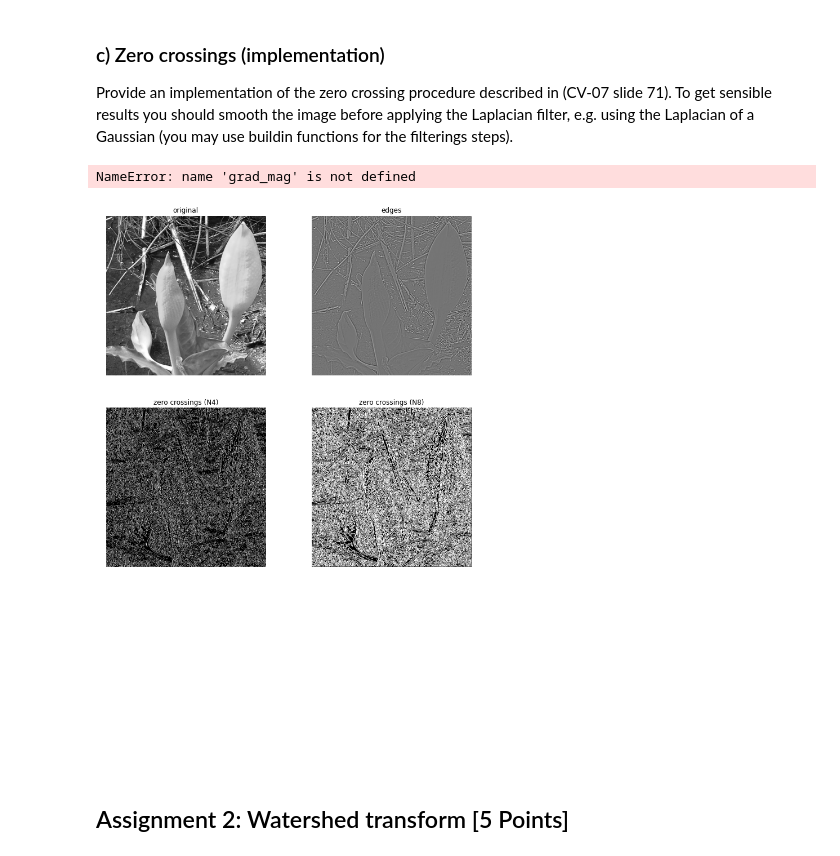
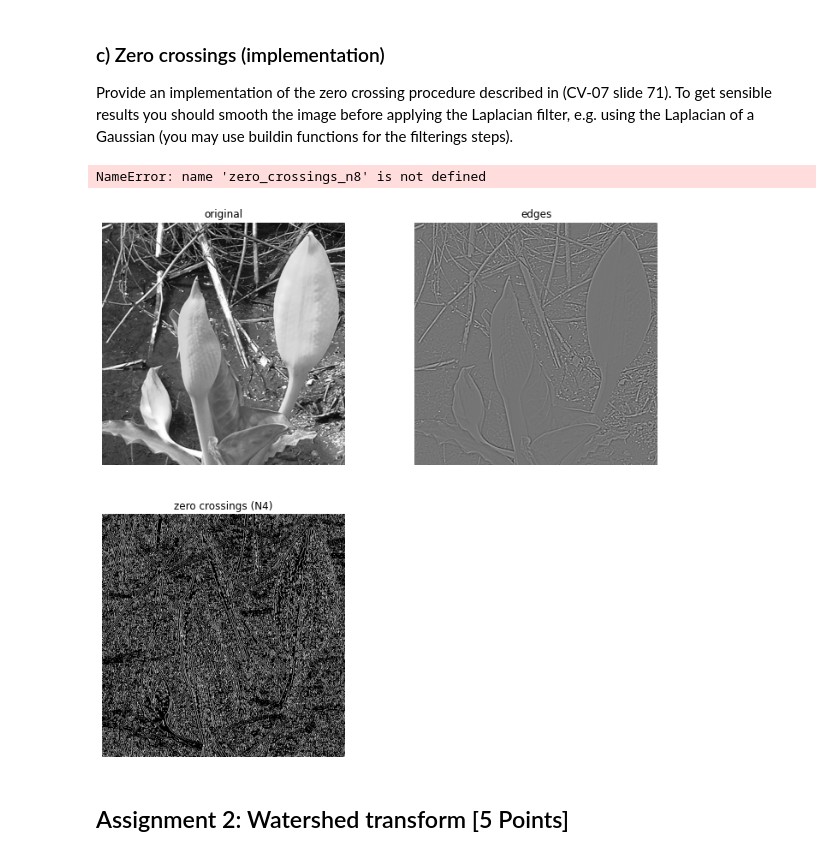
Before and after one commit to jebape/cv3_2021, a Jupyter notebook: Sheet 05/sheet05.ipynb, the cells around one changed output. Cells and saved outputs as stored; diff of their text form; code cells hidden in the pictures.

```diff
--- a/Sheet 05/sheet05.ipynb
+++ b/Sheet 05/sheet05.ipynb
@@ -61,8 +61,8 @@ def zero_crossing_4(img):
     shift = np.zeros(img.shape)
     M, N = img.shape
     # Shift
-    for i in range(M-1):
-        for j in range(N-1):
+    for i in range(N-1):
+        for j in range(M-1):
             shift[i+1][j] = img[i][j]
             shift[i][j+1] = img[i][j]
     return (img * shift <= 0)
@@ -79,35 +79,35 @@ def zero_crossing_4(img):
 img = imread('images/swampflower.png').astype(float)
 # img = imread('images/peppers.png').astype(float)
 
 if len(img.shape)>2:
     img = rgb2gray(img)
 img /= img.max()
 
 # Now compute edges and then zero crossings using the 4-neighborhood and the 8-neighborhood
 # 1. Smoothing with gaussian
 smoothed_img = gaussian(img)
 # 2. Compute gk with Laplacian operator
 edges = laplace(smoothed_img)
 # 3. Find zero crossings by shifting gk
 zero_crossings_n4 = zero_crossing_4(edges)
 # zero_crossings_n8 = zero_crossing_8(edges)
 
 
 plt.figure(figsize=(12, 24))
 plt.gray()
 
 plt.subplot(4,2,1); plt.axis('off'); plt.imshow(img); plt.title('original')
 plt.subplot(4,2,2); plt.axis('off'); plt.imshow(edges); plt.title('edges')
 plt.subplot(4,2,3); plt.axis('off'); plt.imshow(zero_crossings_n4); plt.title('zero crossings (N4)')
 plt.subplot(4,2,4); plt.axis('off'); plt.imshow(zero_crossings_n8); plt.title('zero crossings (N8)' )
 plt.subplot(4,2,5); plt.axis('off'); plt.imshow(grad_mag); plt.title('Gradient Magnitude' )
 plt.subplot(4,2,6); plt.hist(grad_mag.flatten(), 255, (0, grad_mag.max())); plt.title('Histogram Gradient Magnitude' )
 plt.subplot(4,2,7); plt.axis('off'); plt.imshow(zero_crossings_n8_thresh); plt.title('zero crossings (N8) Thresh' )
 plt.subplot(4,2,8); plt.axis('off'); plt.imshow(canny(img,sigma=2)); plt.title('Canny')
 plt.show()
 # %% [output]
-NameError: name 'grad_mag' is not defined
+NameError: name 'zero_crossings_n8' is not defined
-[figure, old version]
+[figure, new version]
 # %% [markdown]
 ## Assignment 2: Watershed transform  [5 Points]
 # %% [markdown]
```
Also changed, not shown: parts of 2 cells of this notebook.
